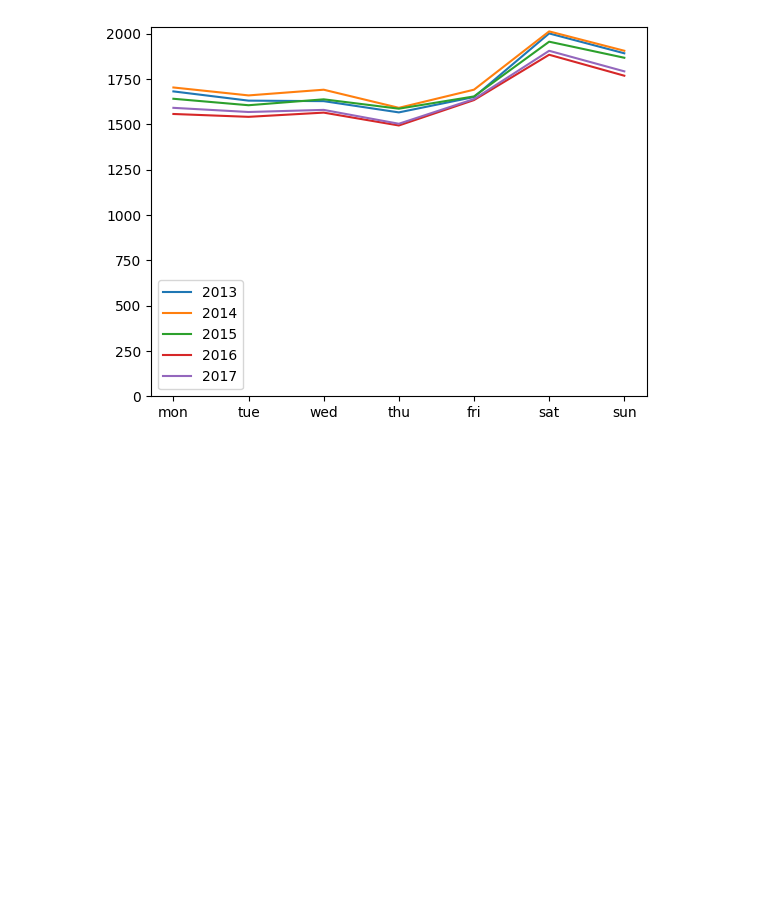
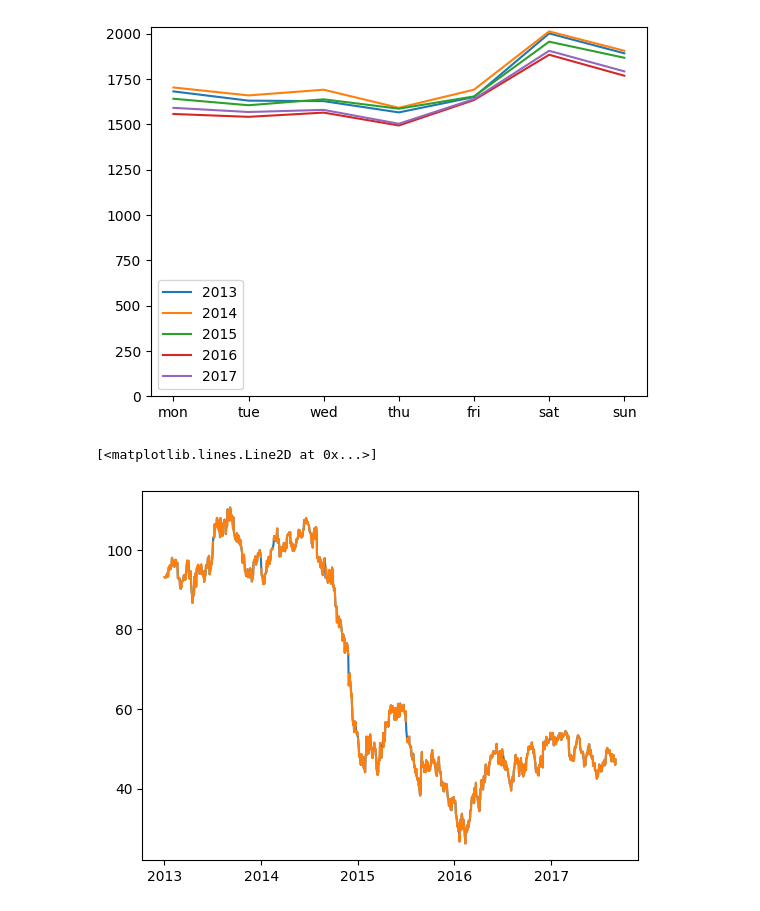
Before and after one commit to wubmans/wubs_kaggle, a Jupyter notebook: store_sales/store_sales.ipynb, the cells around one changed output. Cells and saved outputs as stored; diff of their text form; code cells hidden in the pictures; blank space fills up the shorter version.

```diff
--- a/store_sales/store_sales.ipynb
+++ b/store_sales/store_sales.ipynb
@@ -9,6 +9,9 @@ df_transactions['date'] = pd.to_datetime(df_transactions['date'])
 
 df_sales = pd.read_csv('./train.csv')
 df_sales['date'] = pd.to_datetime(df_sales['date'])
+
+df_oil = pd.read_csv('./oil.csv')
+df_oil['date'] = pd.to_datetime(df_oil['date'])
 # %%
 import matplotlib
 
@@ -70,3 +73,14 @@ ax.legend()
 # %% [output]
 <matplotlib.legend.Legend at 0x...>
 [figure]
+# %%
+df_oil['interpolated'] = df_oil['dcoilwtico'].interpolate()
+
+fig, ax = plt.subplots()
+
+
+ax.plot(df_oil['date'], df_oil['interpolated'])
+ax.plot(df_oil['date'], df_oil['dcoilwtico'])
+# %% [output]
+[<matplotlib.lines.Line2D at 0x...>]
+[figure, added]
```
Also changed, not shown: parts of 1 cell of this notebook.
